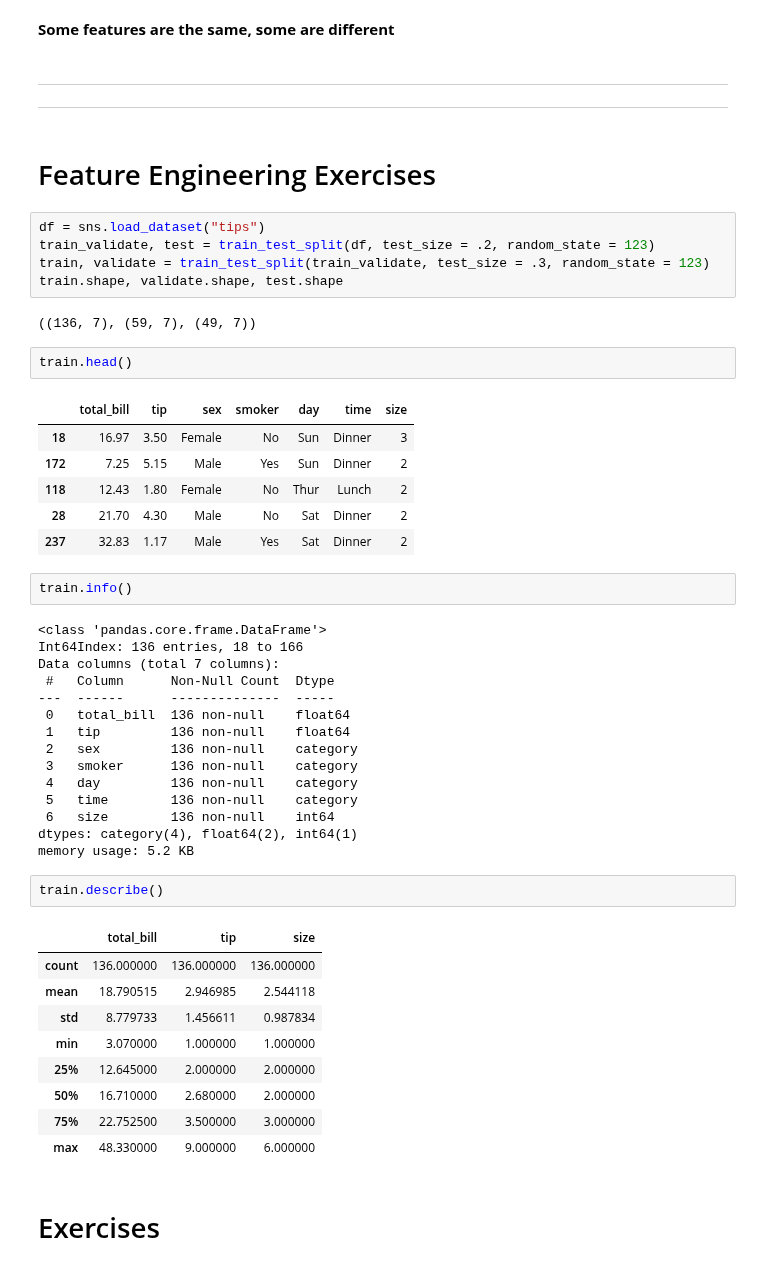
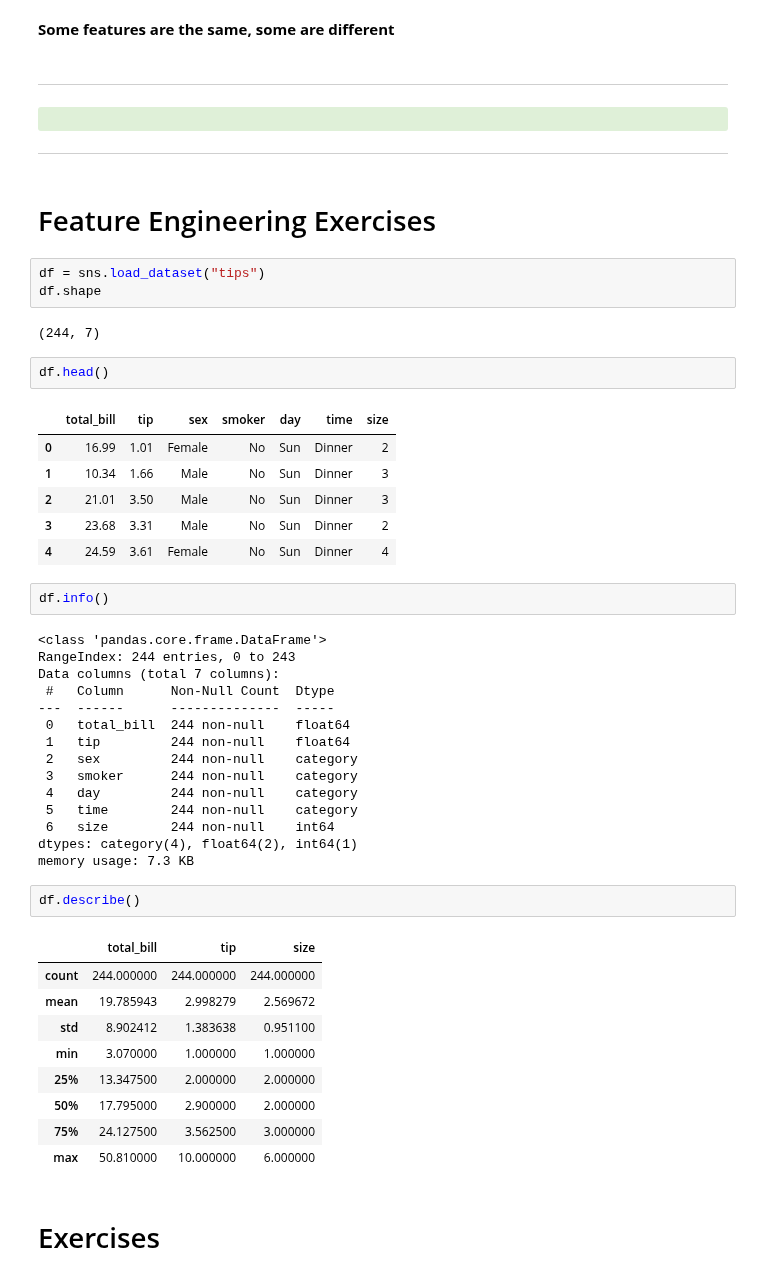
Before and after one commit to CSolitaire/regression-exercises, a Jupyter notebook: feature_engineering.ipynb, the cells around one changed output. Drawn from its saved outputs; the diff is of its cells as text.

```diff
--- a/feature_engineering.ipynb
+++ b/feature_engineering.ipynb
@@ -519,57 +522,57 @@ X_reduced_scale.columns.tolist()
  'higher_yes']
 # %% [markdown]
 **Some features are the same, some are different**
-# %% [markdown]
-****
-
-****
+# %% [markdown]
+****
+
+<div class="alert alert-block alert-success"></div>
+
+****
 # %% [markdown]
 # Feature Engineering Exercises
-# %%
-df = sns.load_dataset("tips")
-train_validate, test = train_test_split(df, test_size = .2, random_state = 123)
-train, validate = train_test_split(train_validate, test_size = .3, random_state = 123)
-train.shape, validate.shape, test.shape
-# %% [output]
-((136, 7), (59, 7), (49, 7))
+# %%
+df = sns.load_dataset("tips")
+df.shape
+# %% [output]
+(244, 7)
 # %%
-train.head()
+df.head()
 # %% [output]
 |  | total_bill | tip | sex | smoker | day | time | size |
-| 18 | 16.97 | 3.50 | Female | No | Sun | Dinner | 3 |
-| 172 | 7.25 | 5.15 | Male | Yes | Sun | Dinner | 2 |
-| 118 | 12.43 | 1.80 | Female | No | Thur | Lunch | 2 |
-| 28 | 21.70 | 4.30 | Male | No | Sat | Dinner | 2 |
-| 237 | 32.83 | 1.17 | Male | Yes | Sat | Dinner | 2 |
+| 0 | 16.99 | 1.01 | Female | No | Sun | Dinner | 2 |
+| 1 | 10.34 | 1.66 | Male | No | Sun | Dinner | 3 |
+| 2 | 21.01 | 3.50 | Male | No | Sun | Dinner | 3 |
+| 3 | 23.68 | 3.31 | Male | No | Sun | Dinner | 2 |
+| 4 | 24.59 | 3.61 | Female | No | Sun | Dinner | 4 |
 # %%
-train.info()
+df.info()
 # %% [output]
 <class 'pandas.core.frame.DataFrame'>
-Int64Index: 136 entries, 18 to 166
+RangeIndex: 244 entries, 0 to 243
 Data columns (total 7 columns):
  #   Column      Non-Null Count  Dtype
 ---  ------      --------------  -----
- 0   total_bill  136 non-null    float64
- 1   tip         136 non-null    float64
- 2   sex         136 non-null    category
- 3   smoker      136 non-null    category
- 4   day         136 non-null    category
- 5   time        136 non-null    category
- 6   size        136 non-null    int64
+ 0   total_bill  244 non-null    float64
+ 1   tip         244 non-null    float64
+ 2   sex         244 non-null    category
+ 3   smoker      244 non-null    category
+ 4   day         244 non-null    category
+ 5   time        244 non-null    category
+ 6   size        244 non-null    int64
 dtypes: category(4), float64(2), int64(1)
-memory usage: 5.2 KB
+memory usage: 7.3 KB
 # %%
-train.describe()
+df.describe()
 # %% [output]
 |  | total_bill | tip | size |
-| count | 136.000000 | 136.000000 | 136.000000 |
-| mean | 18.790515 | 2.946985 | 2.544118 |
-| std | 8.779733 | 1.456611 | 0.987834 |
+| count | 244.000000 | 244.000000 | 244.000000 |
+| mean | 19.785943 | 2.998279 | 2.569672 |
+| std | 8.902412 | 1.383638 | 0.951100 |
 | min | 3.070000 | 1.000000 | 1.000000 |
-| 25% | 12.645000 | 2.000000 | 2.000000 |
-| 50% | 16.710000 | 2.680000 | 2.000000 |
-| 75% | 22.752500 | 3.500000 | 3.000000 |
-| max | 48.330000 | 9.000000 | 6.000000 |
+| 25% | 13.347500 | 2.000000 | 2.000000 |
+| 50% | 17.795000 | 2.900000 | 2.000000 |
+| 75% | 24.127500 | 3.562500 | 3.000000 |
+| max | 50.810000 | 10.000000 | 6.000000 |
 # %% [markdown]
 # Exercises
 # %% [markdown]
```
Also changed, not shown: parts of 33 cells of this notebook.
